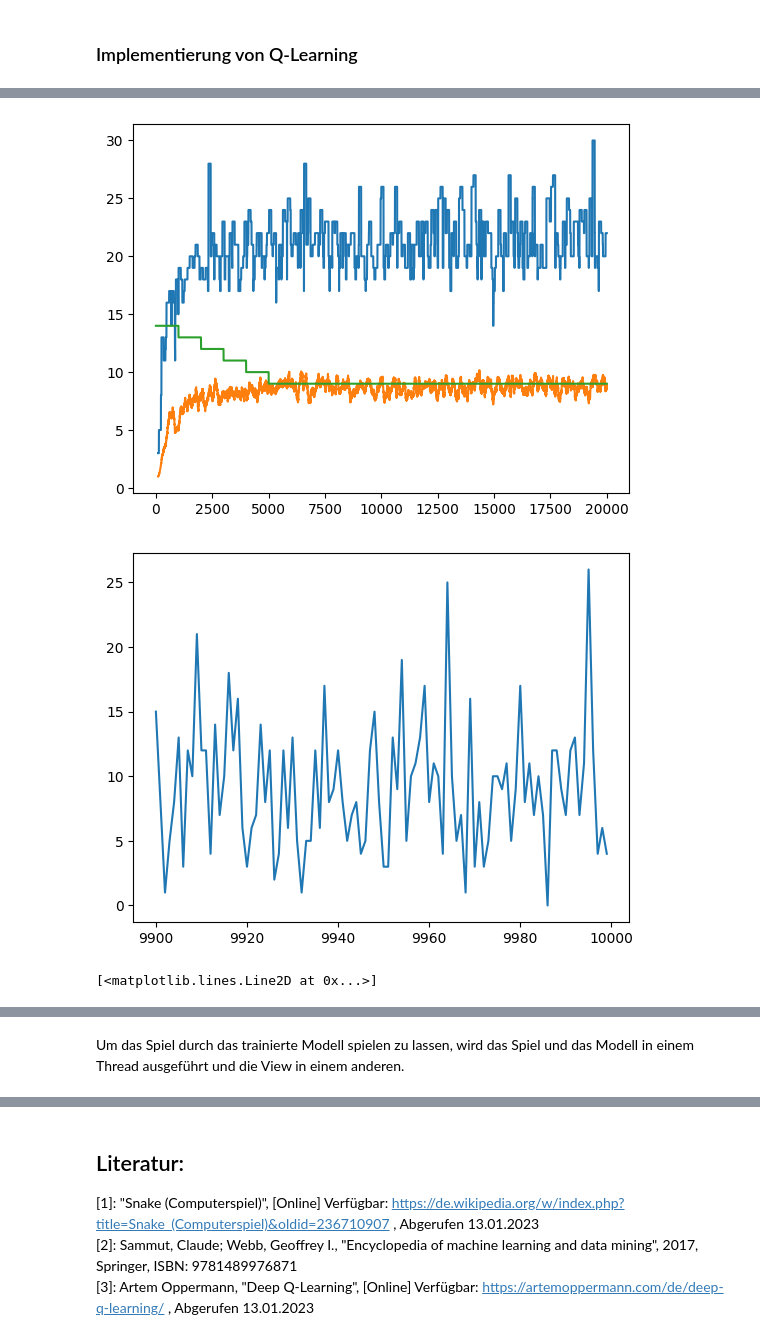
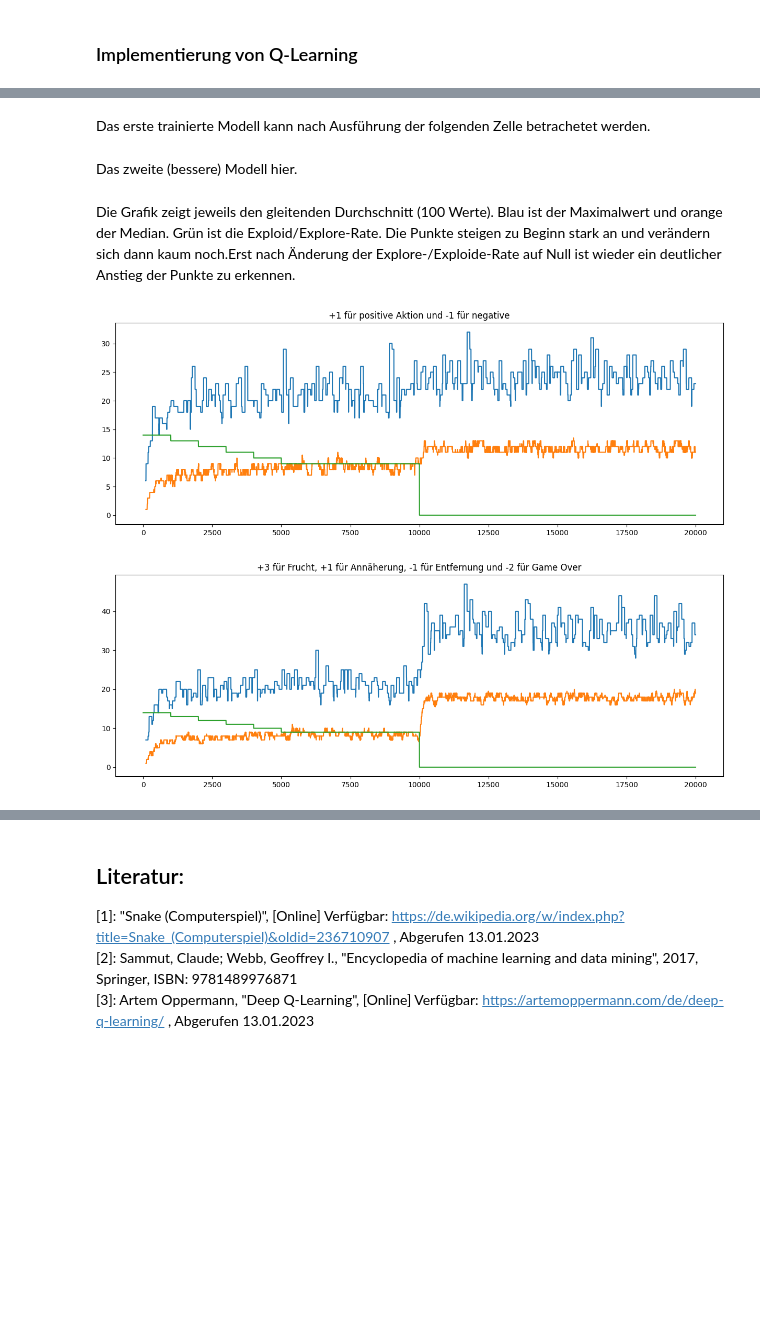
Before and after one commit to florianw830/DeepLearningWS2324, a Jupyter notebook: Snake.ipynb, the cells around one changed output, grey strips where cells are left out. Drawn from its saved outputs; the diff is of its cells as text; code cells hidden in the pictures; blank space fills up the shorter version.

Commit message:
graphics added

```diff
--- a/Snake.ipynb
+++ b/Snake.ipynb
@@ -353,13 +364,15 @@ in Echtzeit, sondern wartet bis der Algorithmus die Nächste Aktion gewählt hat
 board_size=15
 epochs = 10000
 
-def train_q_learn(board_size=5,epochs = epochs,explore_exploid=15,model=None):
+def train_q_learn(board_size=5,epochs = epochs,explore_exploid=15,model=None,point_config=(1,1,-1,-1)):
     max_points =0
     if model == None:
         sq = SnakeQLearning(board_size)
         sq.explore_exploid= explore_exploid
     else:
         sq = model
+        sq.explore_exploid= explore_exploid
+
 
     plt_y = []
     plt_xpl = []
@@ -369,7 +382,7 @@ def train_q_learn(board_size=5,epochs = epochs,explore_exploid=15,model=None):
         plt_xpl.append(sq.explore_exploid)
         #if i == 1000:
         #    sq.explore_exploid=0
-        sn = SnakeGame(screen_height=board_size*20,screen_width=board_size*20)
+        sn = SnakeGame(screen_height=board_size*20,screen_width=board_size*20,point_config= point_config)
         game_over =False
         snake = sn.snake
         fruit = sn.fruit
@@ -379,18 +392,30 @@ def train_q_learn(board_size=5,epochs = epochs,explore_exploid=15,model=None):
             key =[0,0,0,0]
             if act <4:
                 key[act]=1
+            if act ==4:
+                key[sn.dir_list.index(sn.snake_direction)]=1
             snake_new,fruit,points,game_over = sn.step(key)
             sq.update(snake,fruit,act,points,snake_new,game_over)
             snake = snake_new.copy()
         plt_y.append(sn.points)
     game_over = False
 
-    print("points",max_points,sq.hit,sq.miss)
-    print(sq.q_table)
+    #print("points",max_points,sq.hit,sq.miss)
+    #print(sq.q_table)
     return sq,plt_y,plt_xpl
 
+#Es werden zwei Modelle trainiert. Einamal mit einem Punkt für eine positive Aktion
+#und einem Punkt abzug für eine negative
 newsq,ys1,ys1e = train_q_learn(board_size)
 newsq,ys2,ys2e = train_q_learn(board_size,model=newsq,explore_exploid=0)
 
 ys = ys1+ys2
 yse = ys1e + ys2e
+
+#Und einemal mit drei Punkten für das erreichen der Frucht, einem für das Ännähern an die Frucht
+#ein Punkt Abzug für das Abrücken von der Frucht und zwei Punkte abzug für Game Over.
+newsq2,ys1,ys1e = train_q_learn(board_size)
+newsq2,ys2,ys2e = train_q_learn(board_size,model=newsq,explore_exploid=0,point_config=(3,1,-1,-2))
+
+ys_best = ys1+ys2
+yse_best = ys1e + ys2e
@@ -401,0 +422,2 @@ points 0 1046822 110640
+# %% [markdown]
+Das erste trainierte Modell kann nach Ausführung der folgenden Zelle betrachetet werden.
@@ -401,0 +451,2 @@ points 0 1046822 110640
+# %% [markdown]
+Das zweite (bessere) Modell hier.
@@ -402,21 +462,31 @@ points 0 1046822 110640
+# %% [markdown]
+Die Grafik zeigt jeweils den gleitenden Durchschnitt (100 Werte). Blau ist der Maximalwert und orange der Median. Grün ist die Exploid/Explore-Rate.
+Die Punkte steigen zu Beginn stark an und verändern sich dann kaum noch.Erst nach Änderung der Explore-/Exploide-Rate auf Null ist wieder ein deutlicher Anstieg der Punkte zu erkennen.
 # %%
+import pyarrow
 import pandas as pd
 import matplotlib.pyplot as plt
 df = pd.DataFrame({'Points': ys})
 df2 = pd.DataFrame({'Points': yse})
 avg = df['Points'].rolling(window=100).max()
-avg2 = df['Points'].rolling(window=100).mean()
+avg2 = df['Points'].rolling(window=100).median()
+plt.figure(figsize=(15, 5))
 plt.plot(avg)
 plt.plot(avg2)
 plt.plot(df2)
+plt.title("+1 für positive Aktion und -1 für negative")
 plt.show()
-avg3 = df[10000-100:10000]['Points'].rolling(window=1).min()
-plt.plot(avg3)
+
+df_best = pd.DataFrame({'Points': ys_best})
+df2_best = pd.DataFrame({'Points': yse_best})
+avg = df_best['Points'].rolling(window=100).max()
+avg2 = df_best['Points'].rolling(window=100).median()
+plt.figure(figsize=(15, 5))
+plt.plot(avg)
+plt.plot(avg2)
+plt.plot(df2_best)
+plt.title("+3 für Frucht, +1 für Annäherung, -1 für Entfernung und -2 für Game Over")
 plt.show()
-avg3 = df[0:100]['Points'].rolling(window=1).min()
-plt.plot(avg3)
-plt.show()
 # %% [output]
-[figure, old version]
+[figure, new version]
-[figure, old version]
+[figure, new version]
-[<matplotlib.lines.Line2D at 0x...>]
@@ -424,2 +492,0 @@ plt.show()
-# %% [markdown]
-Um das Spiel durch das trainierte Modell spielen zu lassen, wird das Spiel und das Modell in einem Thread ausgeführt und die View in einem anderen.
```
Also changed, not shown: parts of 18 cells of this notebook.
